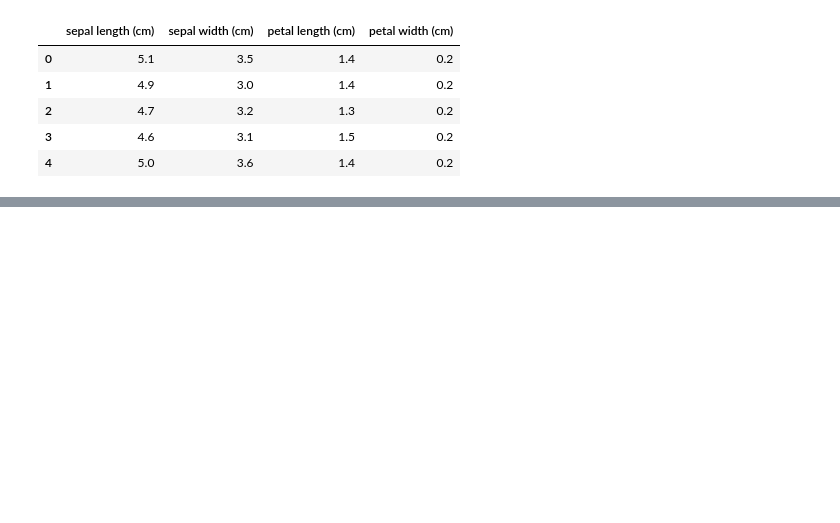
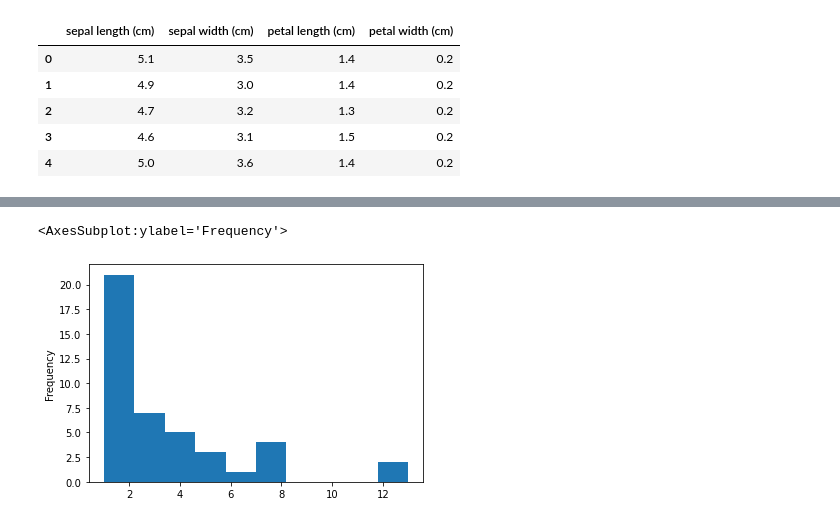
Before and after one commit to ksenia57/Python, a Jupyter notebook: Pandas.ipynb, the cells around one changed output, grey strips where cells are left out. Cells and saved outputs as stored; diff of their text form; code cells hidden in the pictures; blank space fills up the shorter version.

```diff
--- a/Pandas.ipynb
+++ b/Pandas.ipynb
@@ -20,0 +287,3 @@ iris_df[:5]
+# %%
+forplot = iris_df['petal length (cm)'].value_counts()
+forplot
@@ -20,0 +308,7 @@ iris_df[:5]
+# %%
+forplot=forplot.sort_index(inplace=False)
+# %%
+forplot.plot(kind='hist')
+# %% [output]
+<AxesSubplot:ylabel='Frequency'>
+[figure, added]
```
Also changed, not shown: parts of 42 cells of this notebook.
